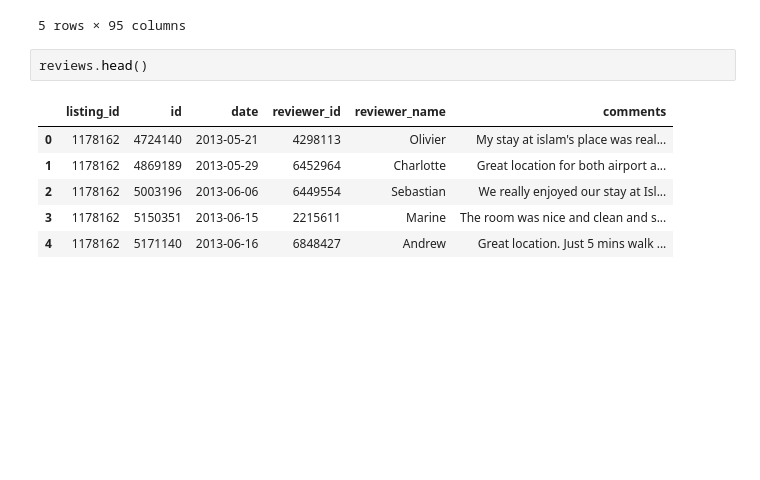
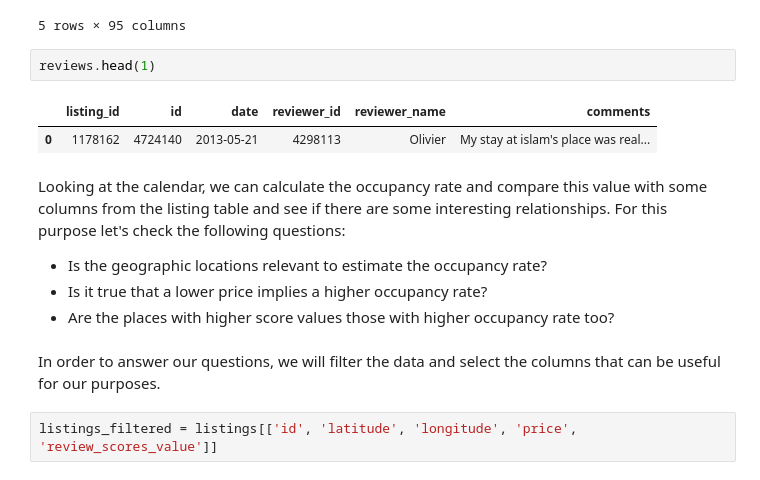
Before and after one commit to diego-rzo/DataScientistNanodegree, a Jupyter notebook: Project_1_Write_a_data_science_blog_post/Project 1.ipynb, the cells around one changed output. Cells and saved outputs as stored; diff of their text form; blank space fills up the shorter version.

```diff
--- a/Project_1_Write_a_data_science_blog_post/Project 1.ipynb
+++ b/Project_1_Write_a_data_science_blog_post/Project 1.ipynb
@@ -27,11 +42,18 @@ listings.head()
 | 4 | 7651065 | https://www.airbnb.com/rooms/7651065 | 20160906204935 | 2016-09-07 | Come Home to Boston | My comfy, clean and relaxing home... | Clean, attractive, private room, ... | My comfy, clean and relaxing home... | ... |
 5 rows × 95 columns
 # %%
-reviews.head()
+reviews.head(1)
 # %% [output]
 |  | listing_id | id | date | reviewer_id | reviewer_name | comments |
 | 0 | 1178162 | 4724140 | 2013-05-21 | 4298113 | Olivier | My stay at islam's place was real... |
-| 1 | 1178162 | 4869189 | 2013-05-29 | 6452964 | Charlotte | Great location for both airport a... |
-| 2 | 1178162 | 5003196 | 2013-06-06 | 6449554 | Sebastian | We really enjoyed our stay at Isl... |
-| 3 | 1178162 | 5150351 | 2013-06-15 | 2215611 | Marine | The room was nice and clean and s... |
-| 4 | 1178162 | 5171140 | 2013-06-16 | 6848427 | Andrew | Great location. Just 5 mins walk ... |
+# %% [markdown]
+Looking at the calendar, we can calculate the occupancy rate and compare this value with some columns from the listing table and see if there are some interesting relationships.
+For this purpose let's check the following questions:
+
+- Is the geographic locations relevant to estimate the occupancy rate?
+- Is it true that a lower price implies a higher occupancy rate?
+- Are the places with higher score values those with higher occupancy rate too?
+# %% [markdown]
+In order to answer our questions, we will filter the data and select the columns that can be useful for our purposes.
+# %%
+listings_filtered = listings[['id', 'latitude', 'longitude', 'price', 'review_scores_value']]
```
Also changed, not shown: parts of 37 cells of this notebook, 5 other files.
